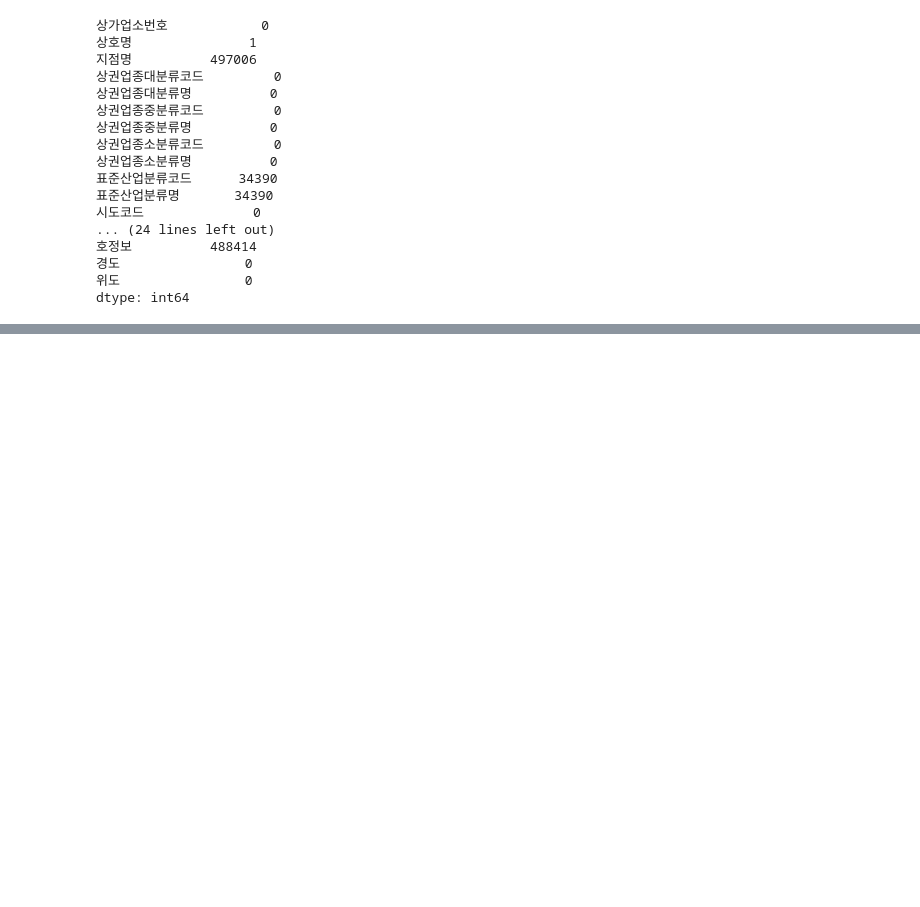
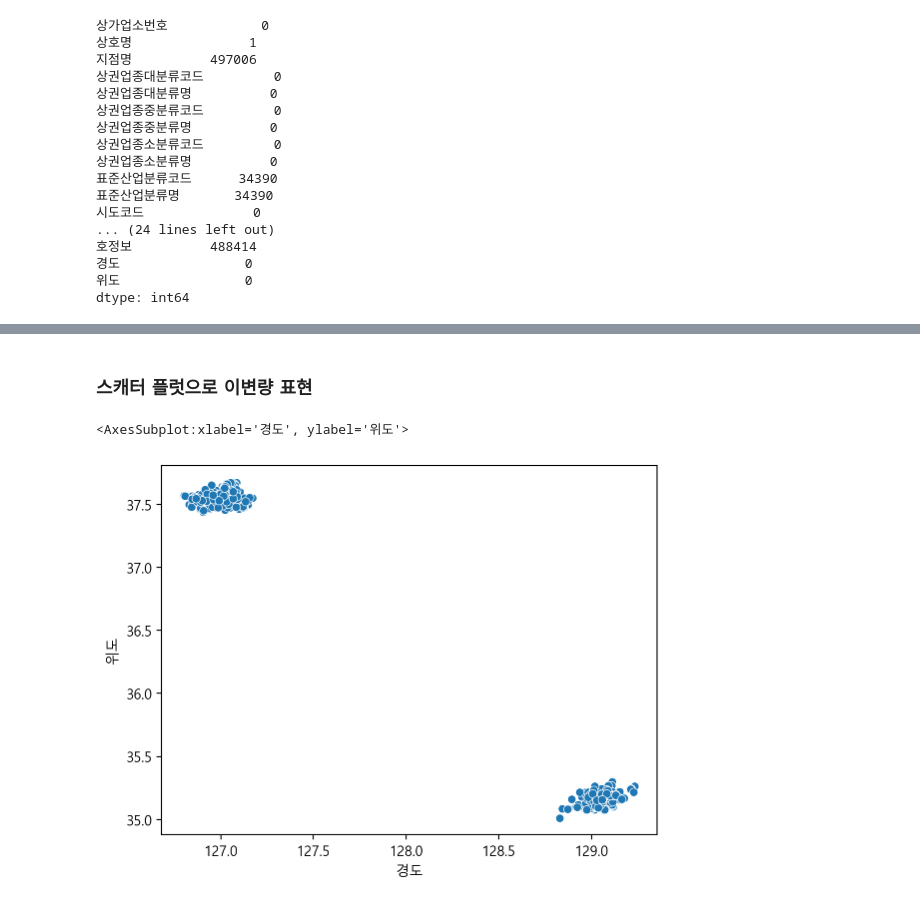
Before and after one commit to Junohera/PythonBasic2021, a Jupyter notebook: 02_DataAnalysis/13_Merchant.ipynb, the cells around one changed output, grey strips where cells are left out. Cells and saved outputs as stored; diff of their text form; code cells hidden in the pictures; blank space fills up the shorter version.

```diff
--- a/02_DataAnalysis/13_Merchant.ipynb
+++ b/02_DataAnalysis/13_Merchant.ipynb
@@ -68,0 +364,9 @@ dtype: int64
+# %% [markdown]
+### 스캐터 플럿으로 이변량 표현
+# %%
+# scatterplot으로 경도와 위도를 표현하며
+# 데이터의 갯수가 많으면 오래 걸리기 때문에 1000개의 샘플을 추출해서 그립니다.
+sns.scatterplot(data=df.sample(1000), x="경도", y="위도")
+# %% [output]
+<AxesSubplot:xlabel='경도', ylabel='위도'>
+[figure, added]
```
Also changed, not shown: parts of 56 cells of this notebook, 2 other files.
